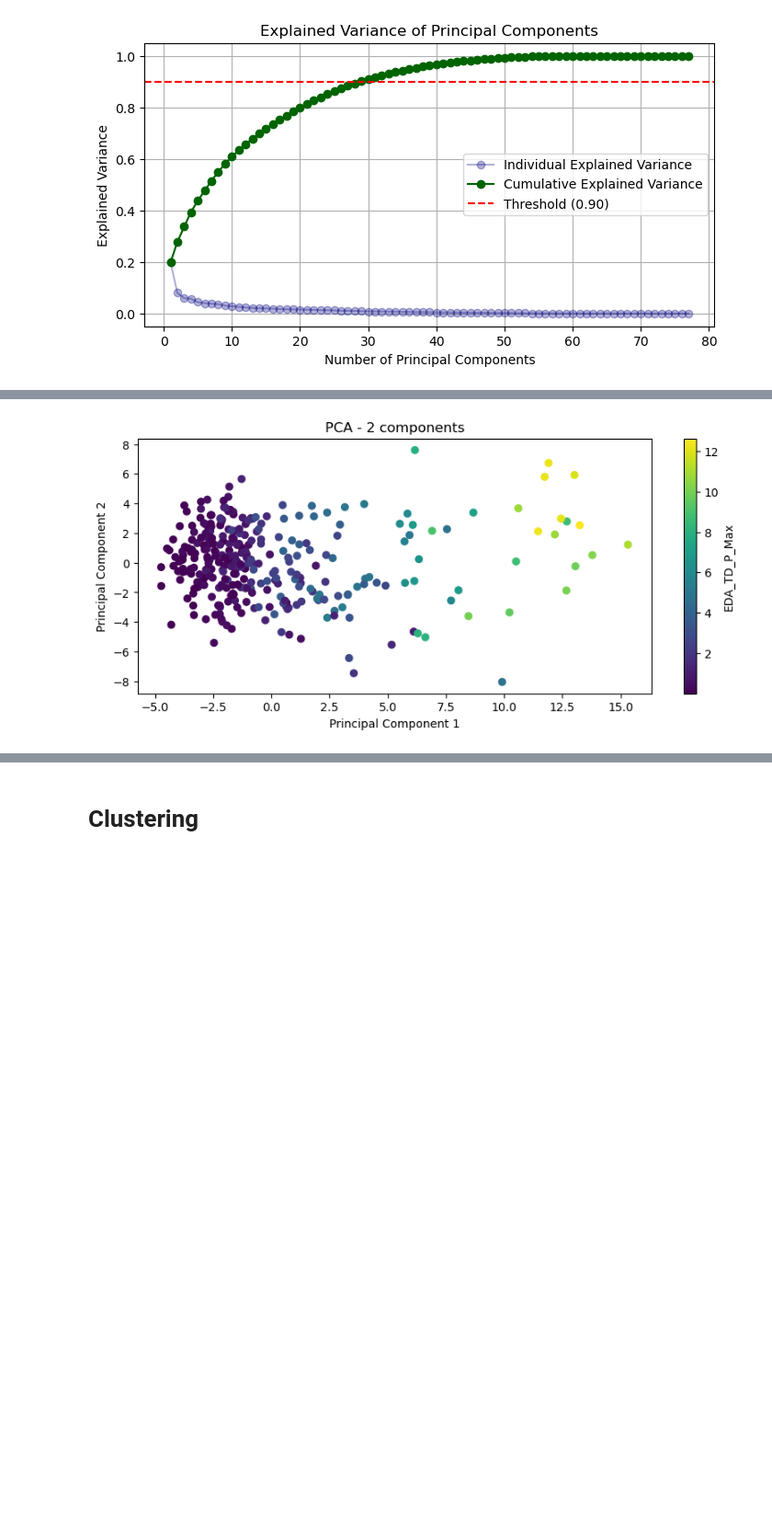
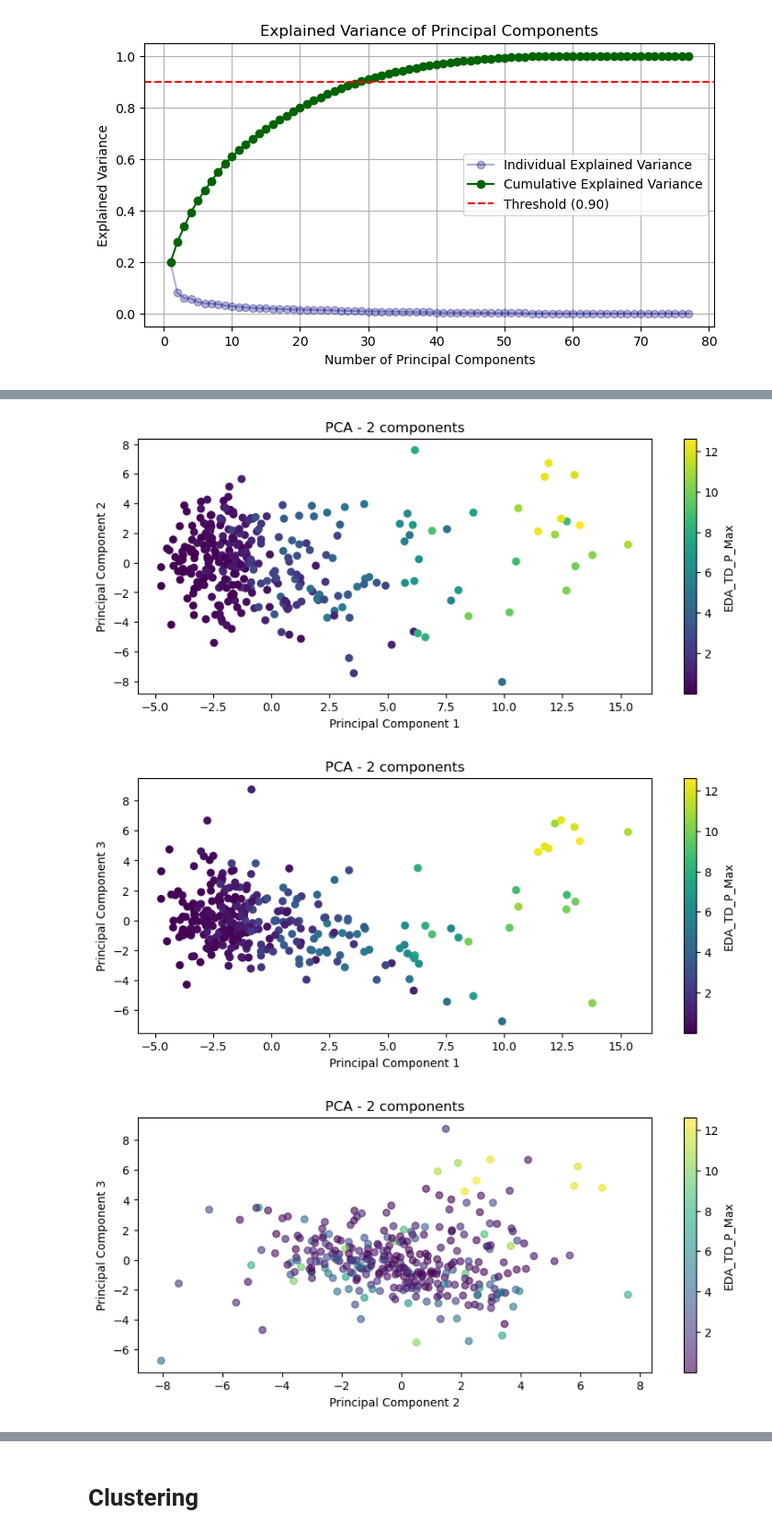
Before and after one commit to LuisMartindelCerro/CDA_case2, a Jupyter notebook: Python/initial_Data_Exploration.ipynb, the cells around one changed output, grey strips where cells are left out. Shown: that part at 92% size. Drawn from its saved outputs; the diff is of its cells as text; code cells hidden in the pictures; blank space fills up the shorter version.

```diff
--- a/Python/initial_Data_Exploration.ipynb
+++ b/Python/initial_Data_Exploration.ipynb
@@ -317,13 +354,53 @@ Index(['Individual', 'Puzzler', 'HR_TD_Mean', 'HR_TD_Median', 'HR_TD_std',
-# %%
-pc1 = df_pca[:, 0]
-pc2 = df_pca[:, 1]
-
-fig = plt.figure(figsize=(10, 4))
-scatter = plt.scatter(pc1, pc2, c=df_encoded['EDA_TD_P_Max'], cmap='viridis', alpha=1)
-plt.colorbar(scatter, label='EDA_TD_P_Max')
-plt.xlabel('Principal Component 1')
-plt.ylabel('Principal Component 2')
-plt.title('PCA - 2 components')
-plt.show()
-# %% [output]
-[figure, removed]
+# %%
+pc1 = df_pca[:, 0]
+pc2 = df_pca[:, 1]
+pc3 = df_pca[:, 2]
+
+# PC1 vs PC2
+fig = plt.figure(figsize=(10, 4))
+scatter = plt.scatter(pc1, pc2, c=df_encoded['EDA_TD_P_Max'], cmap='viridis', alpha=1)
+plt.colorbar(scatter, label='EDA_TD_P_Max')
+plt.xlabel('Principal Component 1')
+plt.ylabel('Principal Component 2')
+plt.title('PCA - 2 components')
+plt.show()
+
+# PC1 vs PC3
+fig = plt.figure(figsize=(10, 4))
+scatter = plt.scatter(pc1, pc3, c=df_encoded['EDA_TD_P_Max'], cmap='viridis', alpha=1)
+plt.colorbar(scatter, label='EDA_TD_P_Max')
+plt.xlabel('Principal Component 1')
+plt.ylabel('Principal Component 3')
+plt.title('PCA - 2 components')
+plt.show()
+
+# PC2 vs PC3
+fig = plt.figure(figsize=(10, 4))
+scatter = plt.scatter(pc2, pc3, c=df_encoded['EDA_TD_P_Max'], cmap='viridis', alpha=0.6)
+plt.colorbar(scatter, label='EDA_TD_P_Max')
+plt.xlabel('Principal Component 2')
+plt.ylabel('Principal Component 3')
+plt.title('PCA - 2 components')
+plt.show()
+
+# Create scatter plots for the first 2-3 principal components
+# First, create a DataFrame with the PCA results for easier plotting
+pca_df = pd.DataFrame(data=df_pca[:, 0:3], columns=['PC1', 'PC2', 'PC3'])
+
+# Add cohort information for coloring
+pca_df['EDA_TD_P_Max'] = df_new['EDA_TD_P_Max'].values
+
+# THIS FOR DISCRETE FEATURES
+# # Plot PC1 vs PC2
+# plt.figure(figsize=(10, 4))
+# sns.scatterplot(x='PC1', y='PC2', hue='EDA_TD_P_Max', data=pca_df, palette='viridis', s=100, alpha=0.7)
+# plt.title('PCA: PC1 vs PC2')
+# plt.xlabel(f'PC1 ({explained_variance[0]:.2%} explained variance)')
+# plt.ylabel(f'PC2 ({explained_variance[1]:.2%} explained variance)')
+# plt.grid(True, linestyle='--', alpha=0.7)
+# plt.legend(title='Cohort')
+# plt.tight_layout()
+# %% [output]
+[figure, added]
+[figure, added]
+[figure, added]
```
Also changed, not shown: parts of 12 cells of this notebook, 3 other files.
